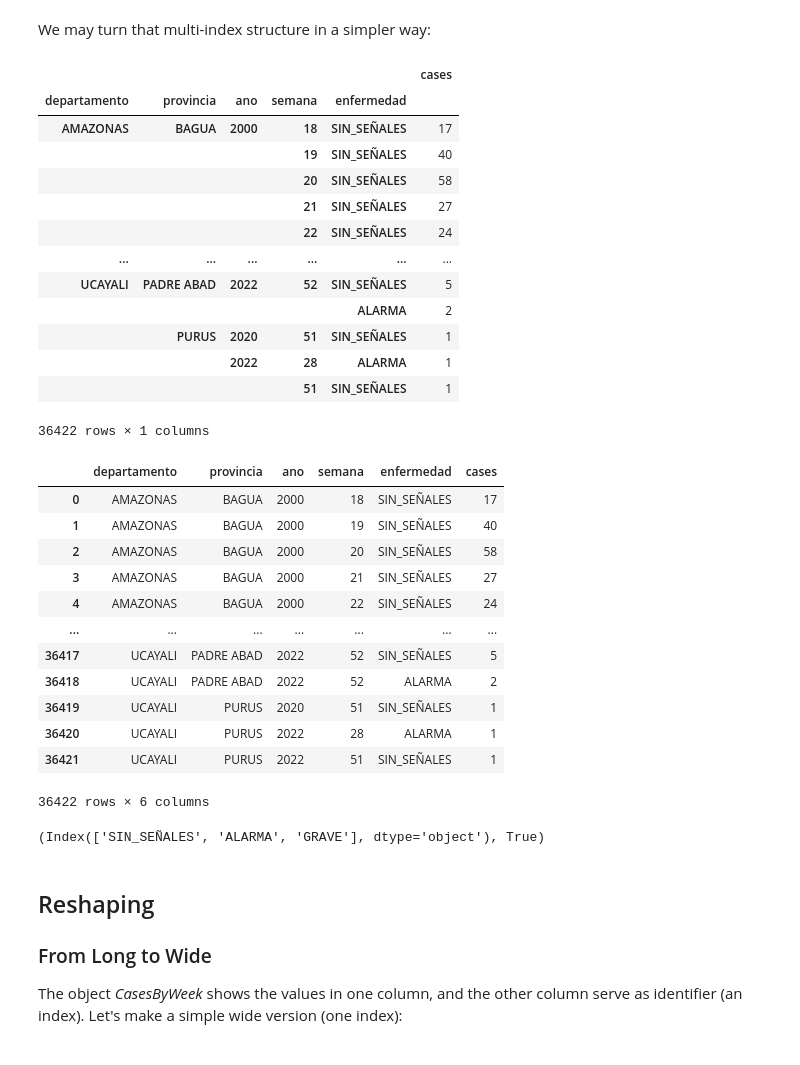
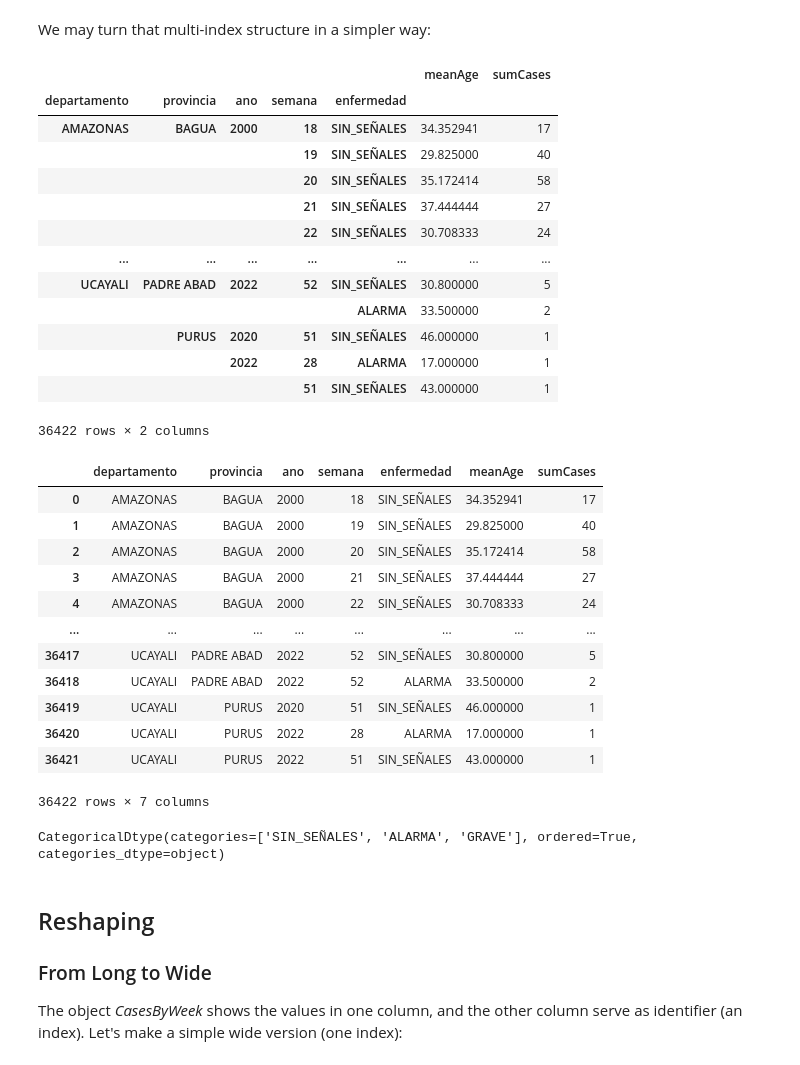
Before and after one commit to SocialAnalytics-StrategicIntelligence/OrganizeExploreAndQuery, a Jupyter notebook: Organize.ipynb, the cells around one changed output. Saved outputs shown, nothing was run; the diff lists cells and outputs as text; code cells hidden in the pictures.

```diff
--- a/Organize.ipynb
+++ b/Organize.ipynb
@@ -68,7 +68,7 @@ Let's start creating _data from these data_!
 ## Aggregation
 # %%
 indexList=['departamento', 'provincia', 'ano', 'semana','enfermedad']
-aggregator={'case': ['sum']}
-ByProvinceWeek_AllCases=dengue.groupby(indexList,observed=True).agg(aggregator)
-ByProvinceWeek_AllCases
+aggregator={'edad': ['mean'], 'case':['sum']}
+ByProvinceWeek_sum_mean=dengue.groupby(indexList,observed=True).agg(aggregator)
+ByProvinceWeek_sum_mean
 # %% [output]
@@ -97,43 +98,43 @@ MultiIndex([('case', 'sum')],
 # %% [markdown]
 We may turn that multi-index structure in a simpler way:
 # %%
-ByProvinceWeek_AllCases.columns=['cases']
-ByProvinceWeek_AllCases
+ByProvinceWeek_sum_mean.columns=['meanAge','sumCases']
+ByProvinceWeek_sum_mean
 # %% [output]
-|  |  |  |  |  | cases |
-| departamento | provincia | ano | semana | enfermedad |  |
-| AMAZONAS | BAGUA | 2000 | 18 | SIN_SEÑALES | 17 |
-|  |  |  | 19 | SIN_SEÑALES | 40 |
-|  |  |  | 20 | SIN_SEÑALES | 58 |
-|  |  |  | 21 | SIN_SEÑALES | 27 |
-|  |  |  | 22 | SIN_SEÑALES | 24 |
-| ... | ... | ... | ... | ... | ... |
-| UCAYALI | PADRE ABAD | 2022 | 52 | SIN_SEÑALES | 5 |
-|  |  |  |  | ALARMA | 2 |
-|  | PURUS | 2020 | 51 | SIN_SEÑALES | 1 |
-|  |  | 2022 | 28 | ALARMA | 1 |
-|  |  |  | 51 | SIN_SEÑALES | 1 |
+|  |  |  |  |  | meanAge | sumCases |
+| departamento | provincia | ano | semana | enfermedad |  |  |
+| AMAZONAS | BAGUA | 2000 | 18 | SIN_SEÑALES | 34.352941 | 17 |
+|  |  |  | 19 | SIN_SEÑALES | 29.825000 | 40 |
+|  |  |  | 20 | SIN_SEÑALES | 35.172414 | 58 |
+|  |  |  | 21 | SIN_SEÑALES | 37.444444 | 27 |
+|  |  |  | 22 | SIN_SEÑALES | 30.708333 | 24 |
+| ... | ... | ... | ... | ... | ... | ... |
+| UCAYALI | PADRE ABAD | 2022 | 52 | SIN_SEÑALES | 30.800000 | 5 |
+|  |  |  |  | ALARMA | 33.500000 | 2 |
+|  | PURUS | 2020 | 51 | SIN_SEÑALES | 46.000000 | 1 |
+|  |  | 2022 | 28 | ALARMA | 17.000000 | 1 |
+|  |  |  | 51 | SIN_SEÑALES | 43.000000 | 1 |
-36422 rows × 1 columns
+36422 rows × 2 columns
 # %%
-ByProvinceWeek_AllCases.reset_index(drop=False,inplace=True)
+ByProvinceWeek_sum_mean.reset_index(drop=False,inplace=True)
 
-ByProvinceWeek_AllCases
+ByProvinceWeek_sum_mean
 # %% [output]
-|  | departamento | provincia | ano | semana | enfermedad | cases |
-| 0 | AMAZONAS | BAGUA | 2000 | 18 | SIN_SEÑALES | 17 |
-| 1 | AMAZONAS | BAGUA | 2000 | 19 | SIN_SEÑALES | 40 |
-| 2 | AMAZONAS | BAGUA | 2000 | 20 | SIN_SEÑALES | 58 |
-| 3 | AMAZONAS | BAGUA | 2000 | 21 | SIN_SEÑALES | 27 |
-| 4 | AMAZONAS | BAGUA | 2000 | 22 | SIN_SEÑALES | 24 |
-| ... | ... | ... | ... | ... | ... | ... |
-| 36417 | UCAYALI | PADRE ABAD | 2022 | 52 | SIN_SEÑALES | 5 |
-| 36418 | UCAYALI | PADRE ABAD | 2022 | 52 | ALARMA | 2 |
-| 36419 | UCAYALI | PURUS | 2020 | 51 | SIN_SEÑALES | 1 |
-| 36420 | UCAYALI | PURUS | 2022 | 28 | ALARMA | 1 |
-| 36421 | UCAYALI | PURUS | 2022 | 51 | SIN_SEÑALES | 1 |
+|  | departamento | provincia | ano | semana | enfermedad | meanAge | sumCases |
+| 0 | AMAZONAS | BAGUA | 2000 | 18 | SIN_SEÑALES | 34.352941 | 17 |
+| 1 | AMAZONAS | BAGUA | 2000 | 19 | SIN_SEÑALES | 29.825000 | 40 |
+| 2 | AMAZONAS | BAGUA | 2000 | 20 | SIN_SEÑALES | 35.172414 | 58 |
+| 3 | AMAZONAS | BAGUA | 2000 | 21 | SIN_SEÑALES | 37.444444 | 27 |
+| 4 | AMAZONAS | BAGUA | 2000 | 22 | SIN_SEÑALES | 30.708333 | 24 |
+| ... | ... | ... | ... | ... | ... | ... | ... |
+| 36417 | UCAYALI | PADRE ABAD | 2022 | 52 | SIN_SEÑALES | 30.800000 | 5 |
+| 36418 | UCAYALI | PADRE ABAD | 2022 | 52 | ALARMA | 33.500000 | 2 |
+| 36419 | UCAYALI | PURUS | 2020 | 51 | SIN_SEÑALES | 46.000000 | 1 |
+| 36420 | UCAYALI | PURUS | 2022 | 28 | ALARMA | 17.000000 | 1 |
+| 36421 | UCAYALI | PURUS | 2022 | 51 | SIN_SEÑALES | 43.000000 | 1 |
-36422 rows × 6 columns
+36422 rows × 7 columns
 # %%
-ByProvinceWeek_AllCases.enfermedad.cat.categories,ByProvinceWeek_AllCases.enfermedad.cat.ordered
+ByProvinceWeek_sum_mean.enfermedad.dtype
 # %% [output]
-(Index(['SIN_SEÑALES', 'ALARMA', 'GRAVE'], dtype='object'), True)
+CategoricalDtype(categories=['SIN_SEÑALES', 'ALARMA', 'GRAVE'], ordered=True, categories_dtype=object)
 # %%
```
Also changed, not shown: parts of 19 cells of this notebook, 6 other files.
